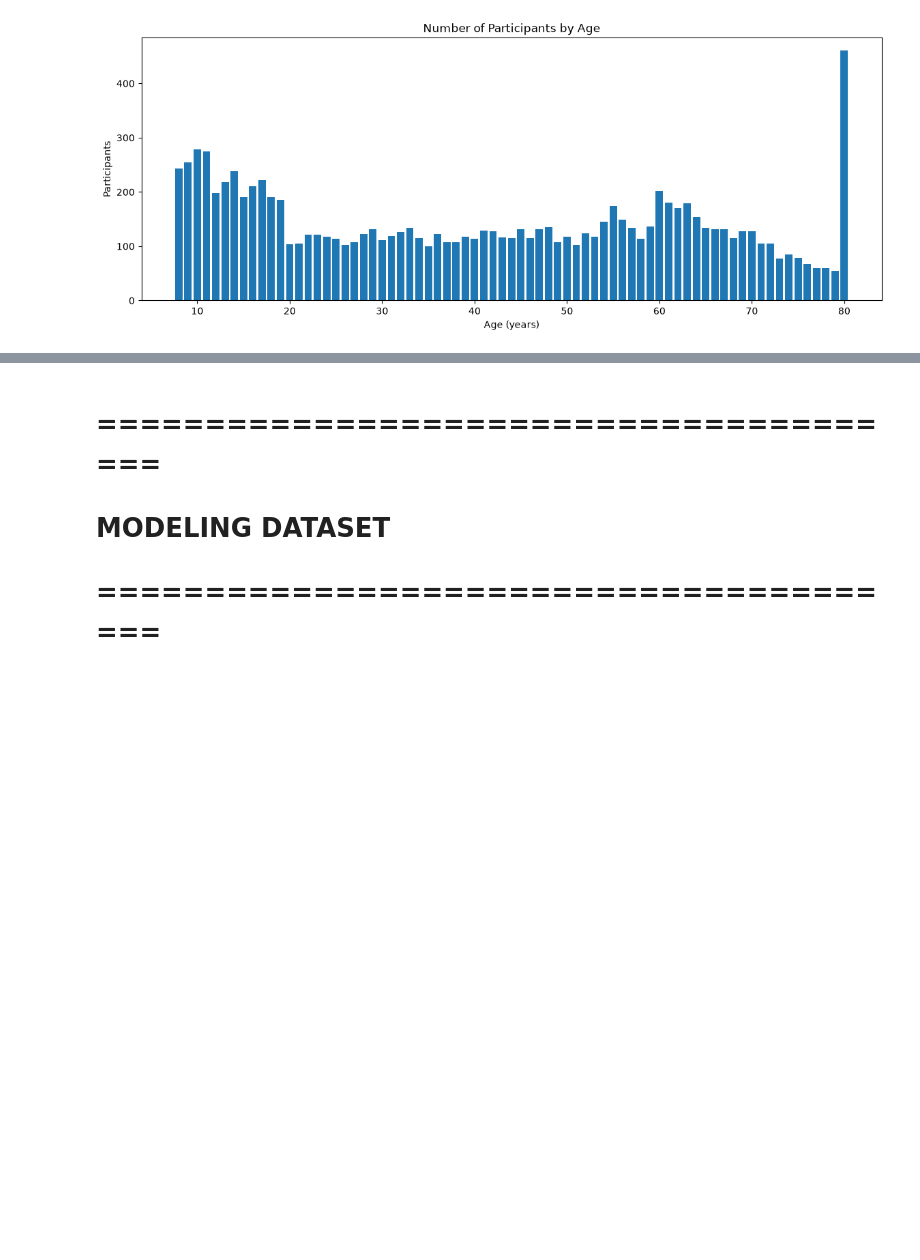
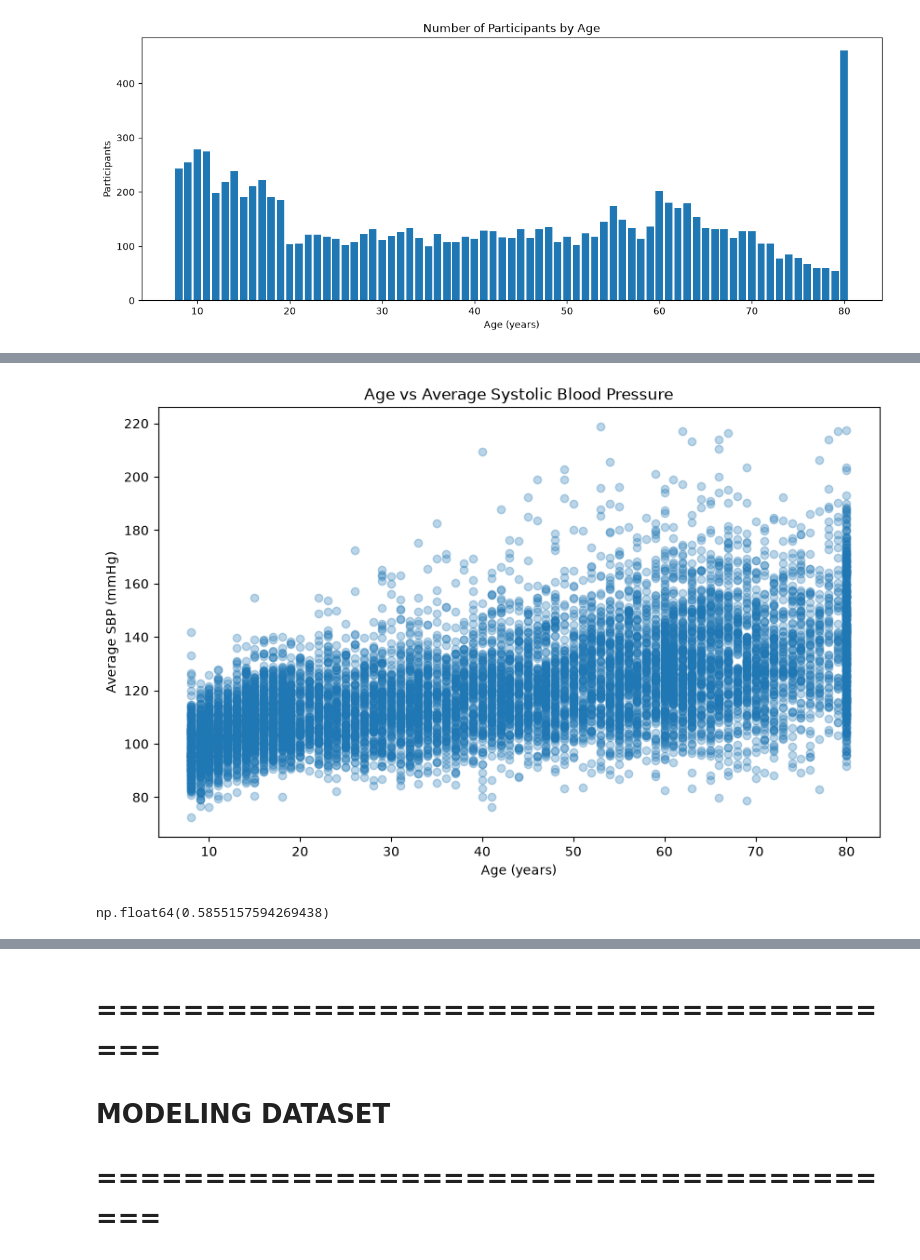
Before and after one commit to kmnguyen37/Intelligent-Blood-Presure-Risk-Assessment, a Jupyter notebook: notebook/01-project-notebook.ipynb, the cells around one changed output, grey strips where cells are left out. Drawn from its saved outputs; the diff is of its cells as text; code cells hidden in the pictures; blank space fills up the shorter version.

```diff
--- a/notebook/01-project-notebook.ipynb
+++ b/notebook/01-project-notebook.ipynb
@@ -730,0 +749,26 @@ plt.show()
+# %%
+# 4. Scatter plot of Age vs Average Systolic Blood Pressure (SBP)
+
+plt.figure(figsize=(10,6))
+
+plt.scatter(
+    model_training_df["RIDAGEYR"],
+    model_training_df["Average_SBP"],
+    alpha=0.3
+)
+
+plt.title("Age vs Average Systolic Blood Pressure")
+plt.xlabel("Age (years)")
+plt.ylabel("Average SBP (mmHg)")
+
+plt.show()
+# %% [output]
+[figure, added]
+# %%
+# 5. Correlation between Age and Average Systolic Blood Pressure (SBP)
+
+model_training_df["RIDAGEYR"].corr(
+    model_training_df["Average_SBP"]
+)
+# %% [output]
+np.float64(0.5855157594269438)
```
Also changed, not shown: parts of 63 cells of this notebook, 7 other files.
